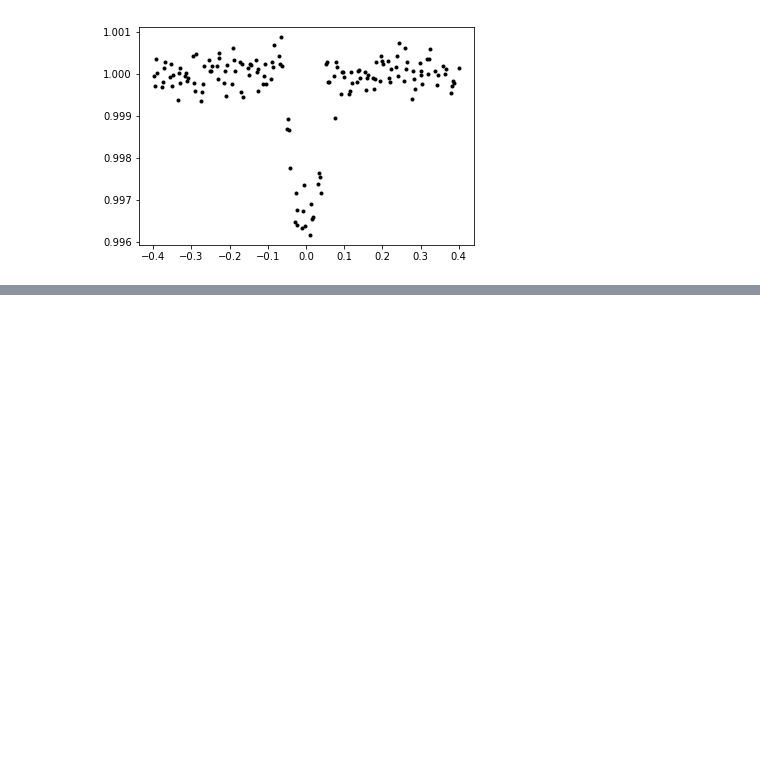
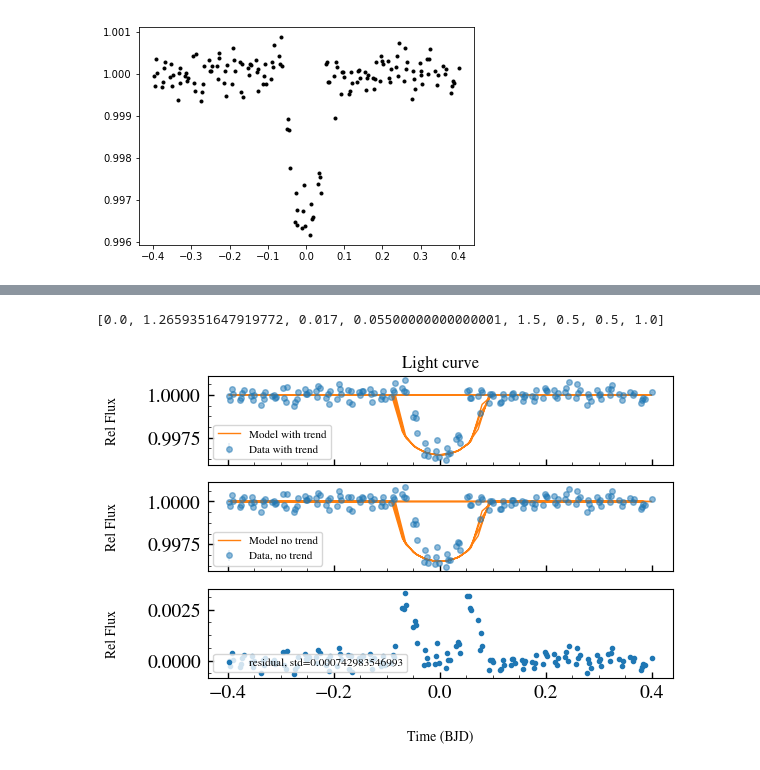
Before and after one commit to gummiks/transitMCMC, a Jupyter notebook: notebooks/Fitting Transits With MCMC.ipynb, the cells around one changed output, grey strips where cells are left out. Cells and saved outputs as stored; diff of their text form; code cells hidden in the pictures; blank space fills up the shorter version.

```diff
--- a/notebooks/Fitting Transits With MCMC.ipynb
+++ b/notebooks/Fitting Transits With MCMC.ipynb
@@ -54,0 +315,13 @@ sta
+# %%
+# Example parameters
+TF.lpf.ps.centers
+# %% [output]
+[0.0, 1.2659351647919772, 0.017, 0.05500000000000001, 1.5, 0.5, 0.5, 1.0]
+# %%
+# Plot example parameters
+# Code in an test example planet parameters
+# This should not be a perfect fit, as we are just using some parameters by hand
+pv = [0.0, 1.2659351647919772, 0.017, 0.055, 1.5, 0.5, 0.5, 1.0]
+TF.plot_lc(pv)
+# %% [output]
+[figure, added]
```
Also changed, not shown: parts of 13 cells of this notebook, 4 other files.
